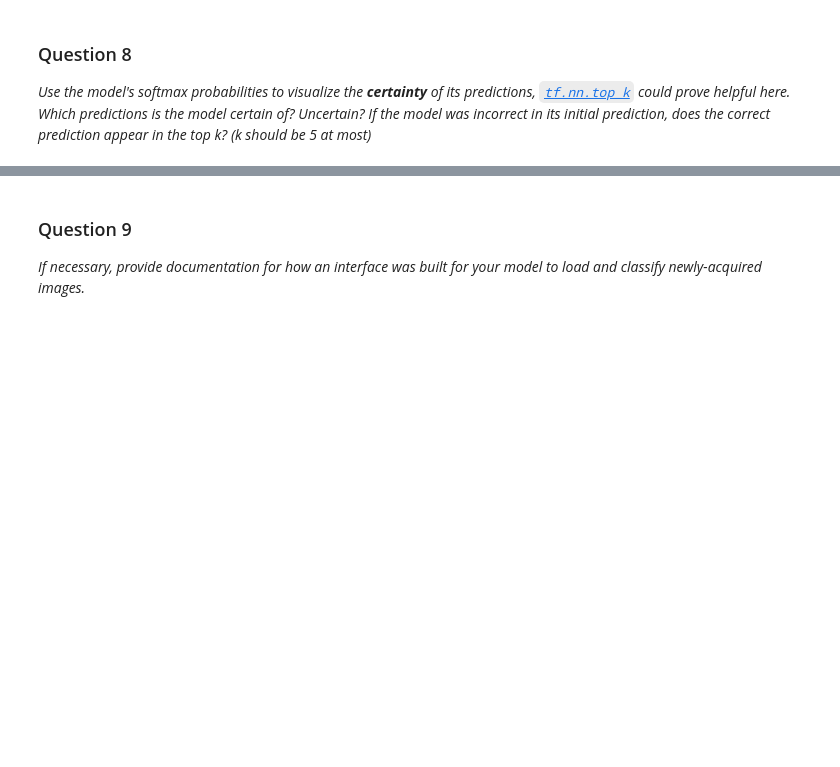
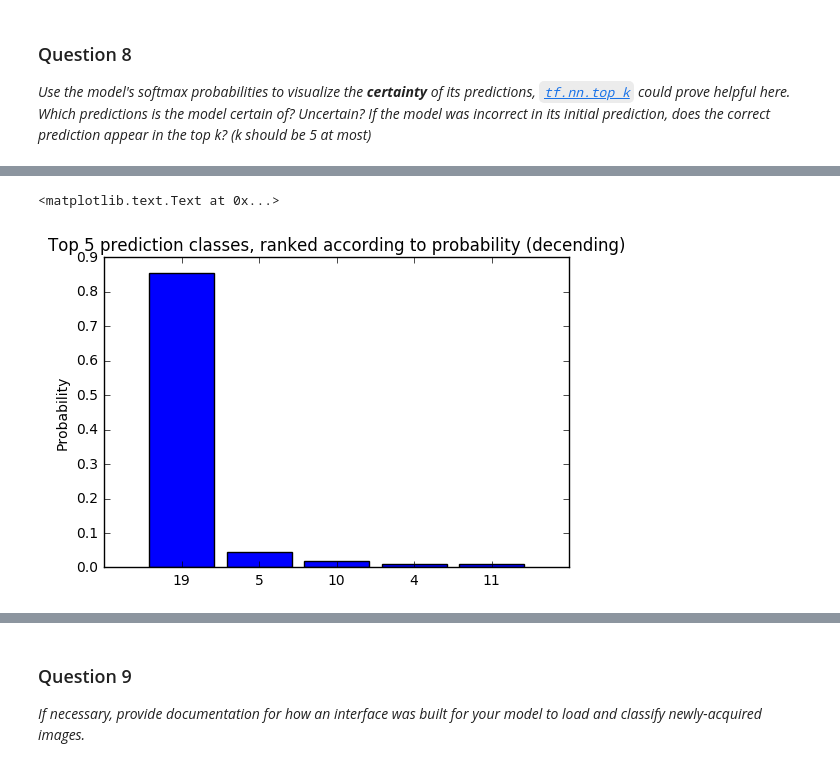
Before and after one commit to matthew-alexander/traffic-signs-tensorflow, a Jupyter notebook: Traffic_Signs_Recognition.ipynb, the cells around one changed output, grey strips where cells are left out. Drawn from its saved outputs; the diff is of its cells as text; code cells hidden in the pictures; blank space fills up the shorter version.

```diff
--- a/Traffic_Signs_Recognition.ipynb
+++ b/Traffic_Signs_Recognition.ipynb
@@ -844,0 +851,14 @@ TopKV2(values=<tf.Tensor 'TopKV2_1:0' shape=(?, 5) dtype=float32>, indices=<tf.T
+# %%
+y = top5pred.values[5]
+x = top5pred.indices[5]
+y_pos = np.arange(len(top5pred.indices[0]))
+
+
+width = 1/1.2
+plt.bar(y_pos, y, width, color="blue", align = 'center')
+plt.xticks(y_pos, x)
+plt.ylabel('Probability')
+plt.title('Top 5 prediction classes, ranked according to probability (decending)')
+# %% [output]
+<matplotlib.text.Text at 0x...>
+[figure, added]
```
Also changed, not shown: parts of 21 cells of this notebook, 3 other files.
